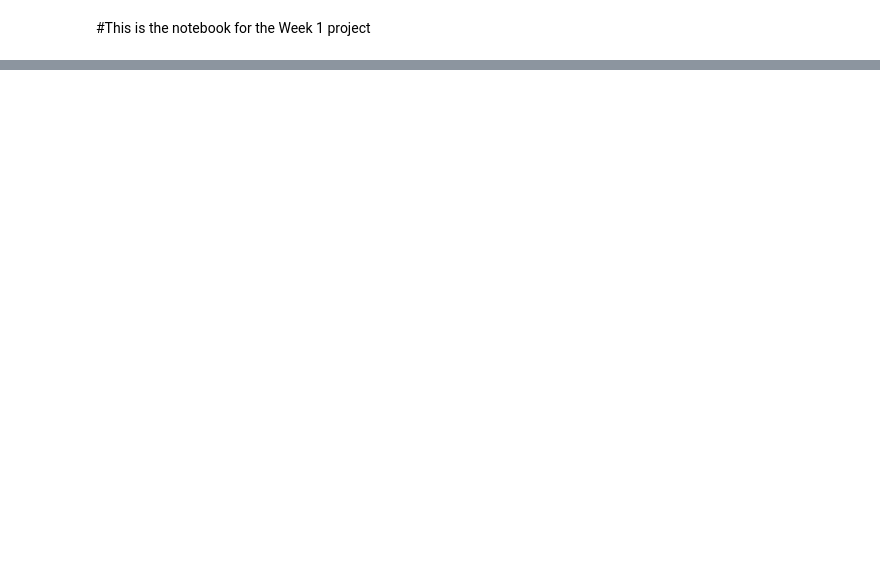
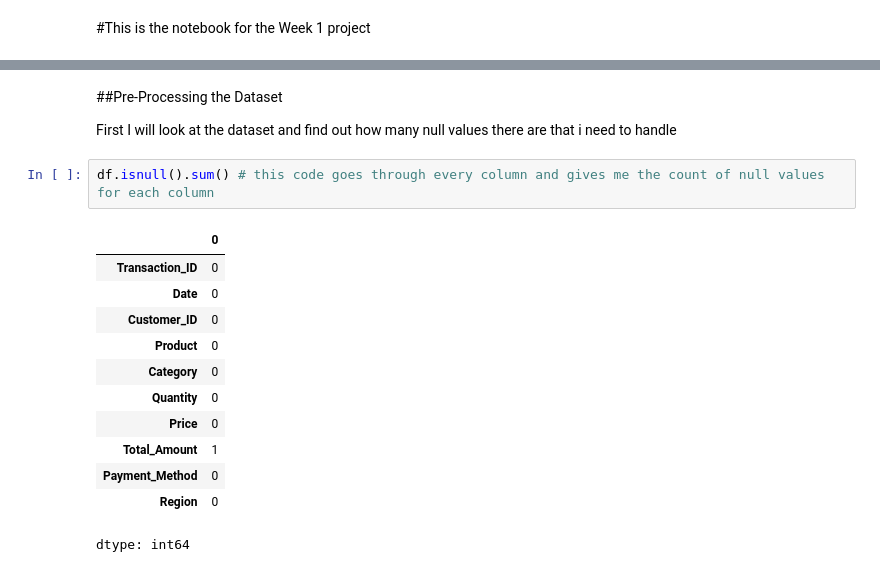
Before and after one commit to tahae02/Week-1-Data-Analysis-Internship-Uptrail, a Jupyter notebook: Week_1_Data_Analysis_for_Business_Insights.ipynb, the cells around one changed output, grey strips where cells are left out. Saved outputs shown, nothing was run; the diff lists cells and outputs as text; blank space fills up the shorter version.

```diff
--- a/Week_1_Data_Analysis_for_Business_Insights.ipynb
+++ b/Week_1_Data_Analysis_for_Business_Insights.ipynb
@@ -17,0 +34,19 @@ df=pd.read_excel(file_path)
+# %% [markdown]
+##Pre-Processing the Dataset
+
+First I will look at the dataset and find out how many null values there are that i need to handle
+# %%
+df.isnull().sum() # this code goes through every column and gives me the count of null values for each column
+# %% [output]
+|  | 0 |
+| Transaction_ID | 0 |
+| Date | 0 |
+| Customer_ID | 0 |
+| Product | 0 |
+| Category | 0 |
+| Quantity | 0 |
+| Price | 0 |
+| Total_Amount | 1 |
+| Payment_Method | 0 |
+| Region | 0 |
+dtype: int64
```
Also changed, not shown: parts of 4 cells of this notebook.
